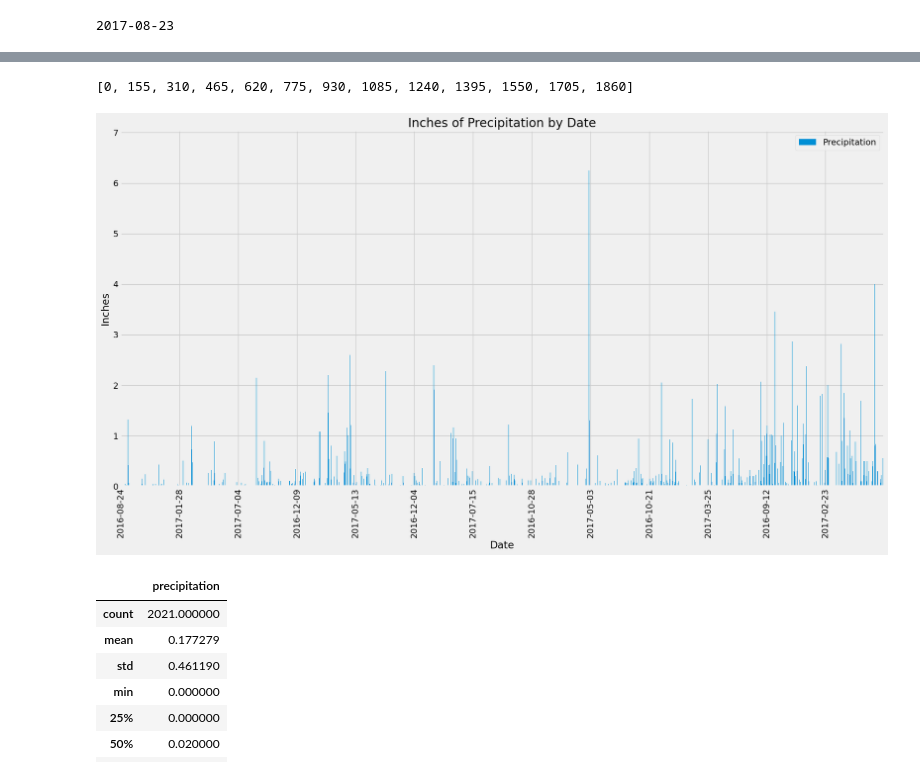
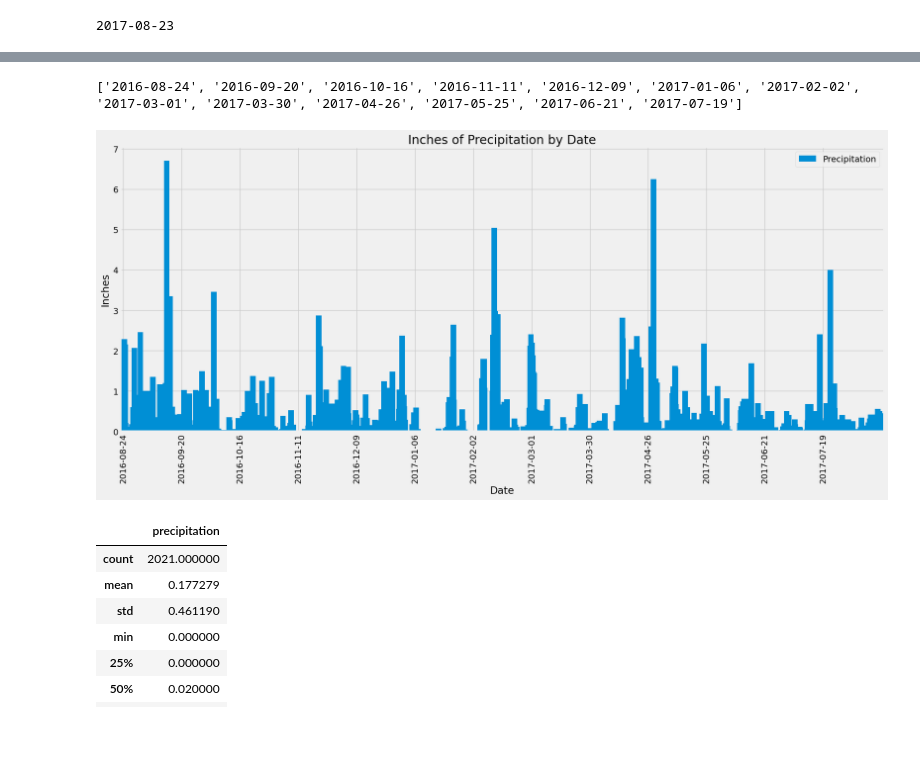
Before and after one commit to linderkm/sqlalchemy-challenge, a Jupyter notebook: SurfsUp/climate_starter.ipynb, the cells around one changed output, grey strips where cells are left out. Saved outputs shown, nothing was run; the diff lists cells and outputs as text; code cells hidden in the pictures; blank space fills up the shorter version.

Commit message:
fixed bar chart

```diff
--- a/SurfsUp/climate_starter.ipynb
+++ b/SurfsUp/climate_starter.ipynb
@@ -90,4 +90,4 @@ data = session.query(measurements.date,measurements.prcp).filter(measurements.da
 prcp_df = pd.DataFrame(data, columns=['Date','Precipitation']).dropna()
 
 # Sort the dataframe by date
-prcp_df.sort_values(by = 'Date')
+sorted_prcp = prcp_df.sort_values(by = 'Date')
@@ -108,27 +94,28 @@ prcp_df.sort_values(by = 'Date')
 # %%
 #create xtick lists using 155 as a factor for 2015 (count of date values in dataframe) for even x-axis lable spacing.
-all_dates = (prcp_df.index).to_list()
+all_dates = (sorted_prcp.Date).to_list()
 x_tickVal = [d for n, d in enumerate(all_dates) if n%155==0]
 x_locVal = [n for n, d in enumerate(all_dates) if n%155==0]
 # %%
-print(x_locVal)
+print(x_tickVal)
 # %% [output]
-[0, 155, 310, 465, 620, 775, 930, 1085, 1240, 1395, 1550, 1705, 1860]
+['2016-08-24', '2016-09-20', '2016-10-16', '2016-11-11', '2016-12-09', '2017-01-06', '2017-02-02', '2017-03-01', '2017-03-30', '2017-04-26', '2017-05-25', '2017-06-21', '2017-07-19']
 # %%
 # Use Pandas Plotting with Matplotlib to plot the data
-plot = prcp_df.plot.bar(x='Date',
+ax = sorted_prcp.plot.bar(x='Date',
                         y='Precipitation',
-                        rot=90,
-                        figsize=(20,10),
                         xlabel='Date',
                         ylabel='Inches',
                         title='Inches of Precipitation by Date',
+                        rot=90,
+                        width = 15,
+                        figsize=(20,8)
                        )
 plt.xticks(x_locVal,x_tickVal)
 
 plt.show()
 # %% [output]
-[figure, old version]
+[figure, new version]
 # %%
 # Use Pandas to calculate the summary statistics for the precipitation data
 # %% [output]
```
Also changed, not shown: parts of 1 cell of this notebook.
